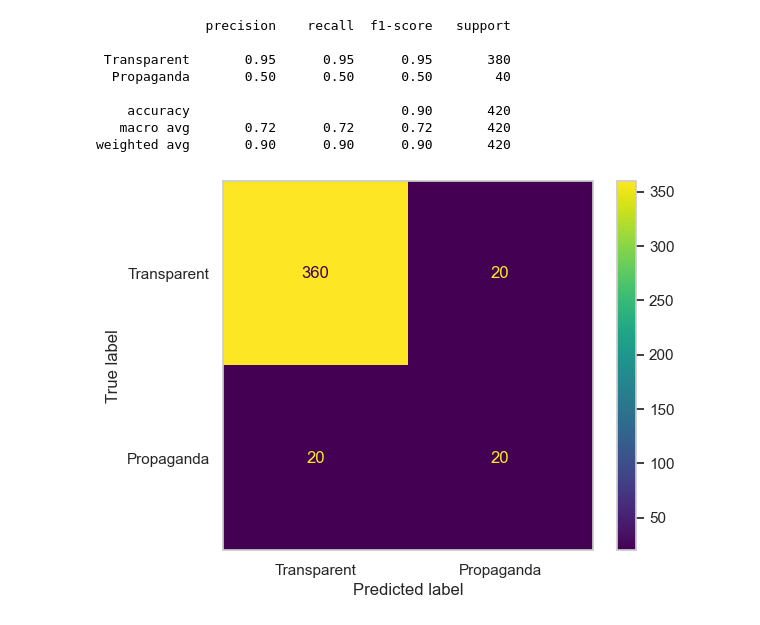
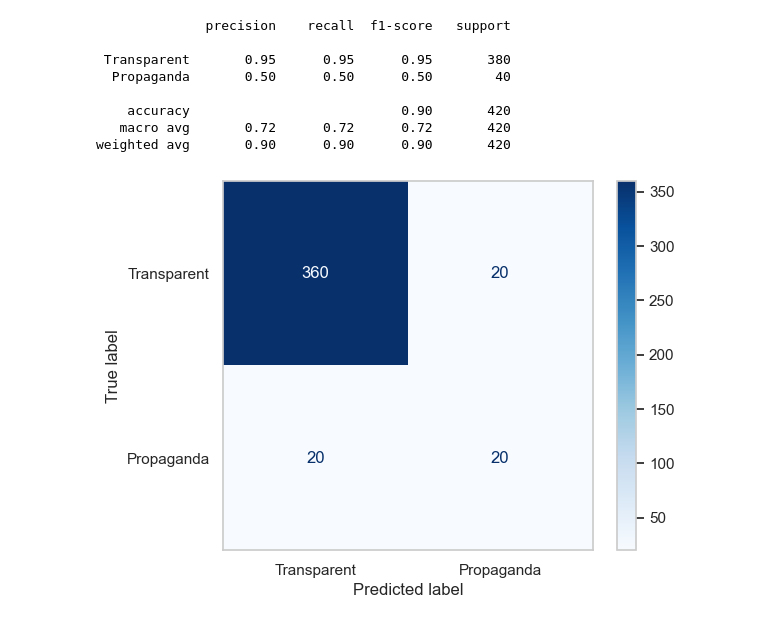
Before and after one commit to iSemantics-ai/Arabic-Propaganda-Detection, a Jupyter notebook: notebooks/base_line.ipynb, the cells around one changed output. Drawn from its saved outputs; the diff is of its cells as text; code cells hidden in the pictures.

```diff
--- a/notebooks/base_line.ipynb
+++ b/notebooks/base_line.ipynb
@@ -131,8 +131,8 @@ weighted avg       0.90      0.90      0.90       420
 # %%
 cm = confusion_matrix(test.label.to_list(), preds_test)
 disp = ConfusionMatrixDisplay(confusion_matrix=cm, display_labels=label_names)
 
-disp.plot()
+disp.plot(cmap="Blues")
 plt.show()
 # %% [output]
-[figure, old version]
+[figure, new version]
```
